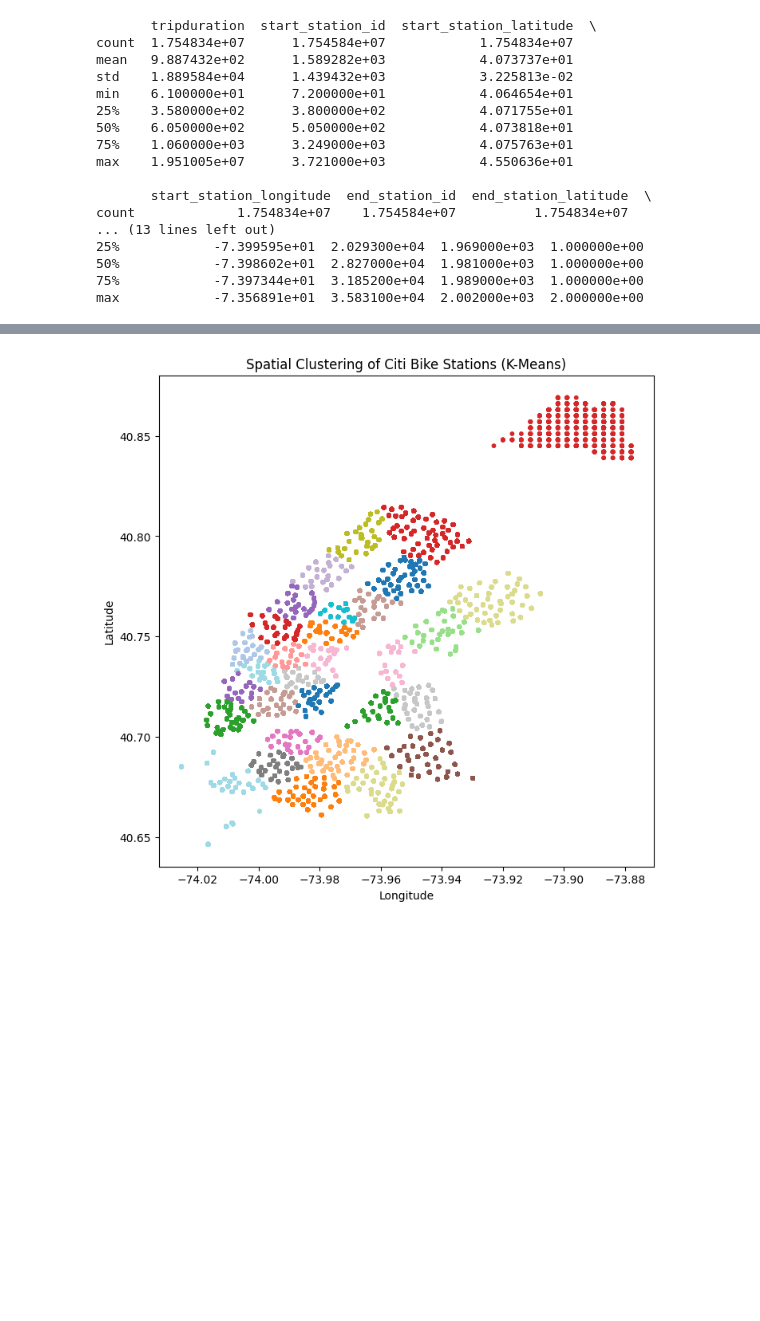
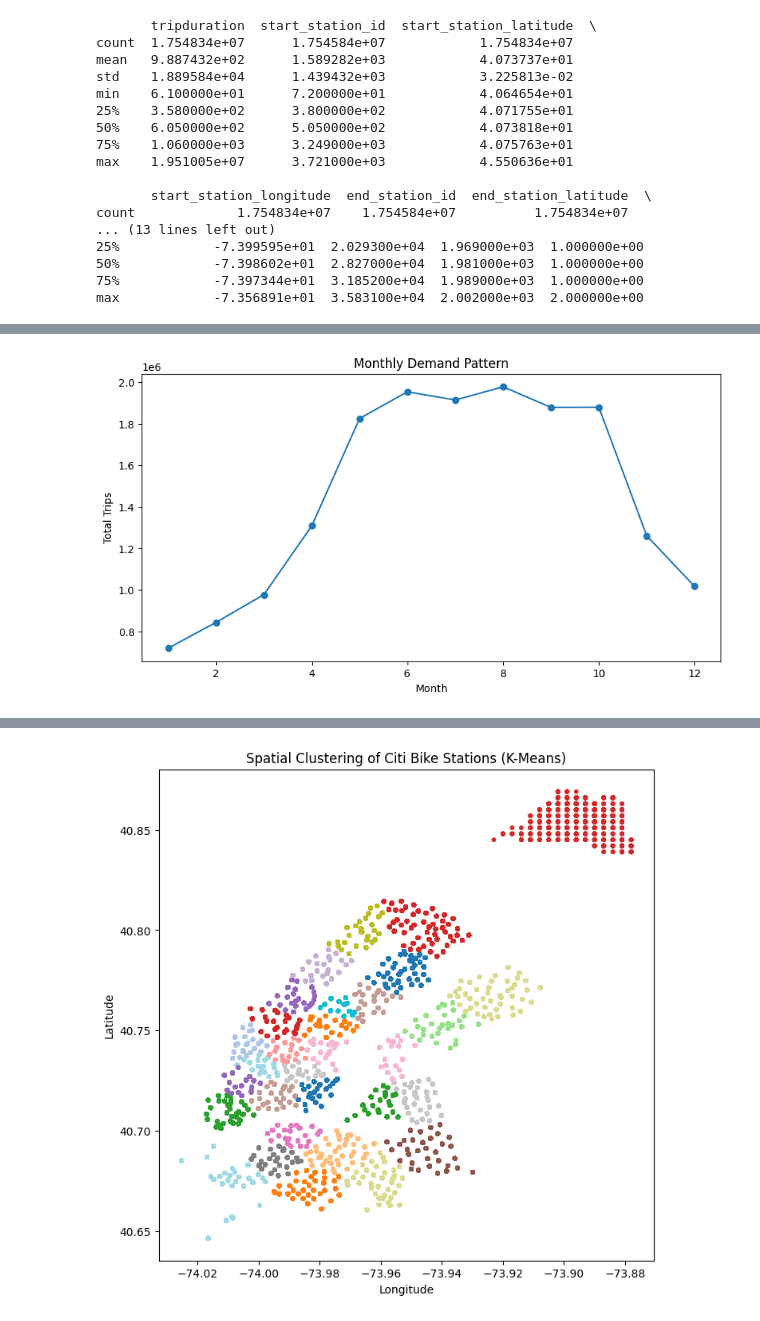
Before and after one commit to jsp566/Intro-to-Business-Analytics-project, a Jupyter notebook: Project.ipynb, the cells around one changed output, grey strips where cells are left out. Saved outputs shown, nothing was run; the diff lists cells and outputs as text; code cells hidden in the pictures; blank space fills up the shorter version.

```diff
--- a/Project.ipynb
+++ b/Project.ipynb
@@ -90,0 +154,11 @@ coordinates_station = df1[['start_station_id','start_station_latitude','start_st
+# %%
+monthly = df1.groupby('month').size()
+
+plt.figure(figsize=(10,5))
+monthly.plot(kind='line', marker='o')
+plt.title("Monthly Demand Pattern")
+plt.xlabel("Month")
+plt.ylabel("Total Trips")
+plt.show()
+# %% [output]
+[figure, added]
```
Also changed, not shown: parts of 19 cells of this notebook.
